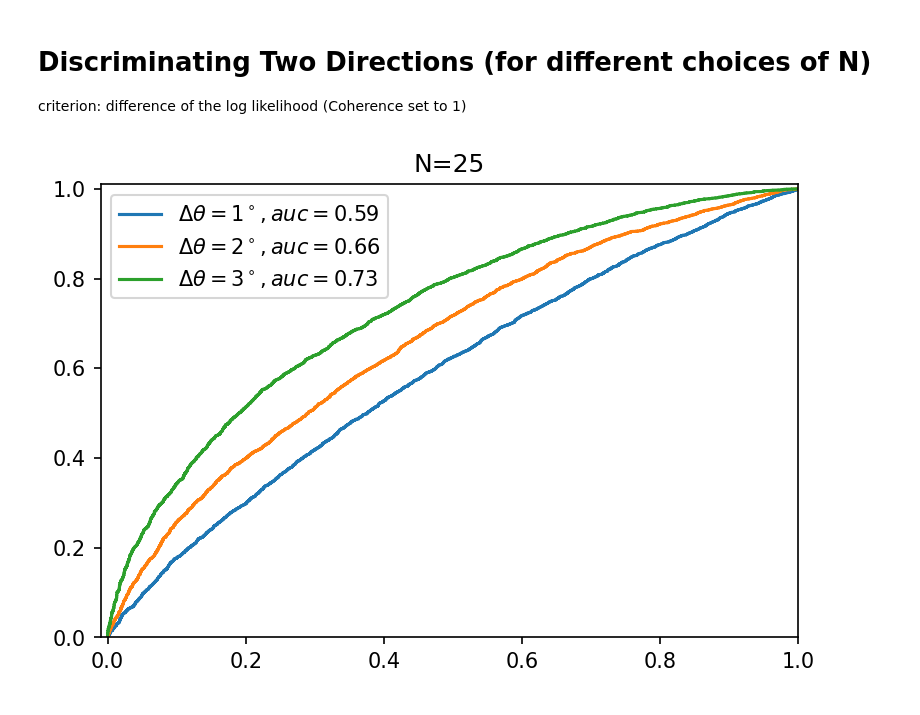
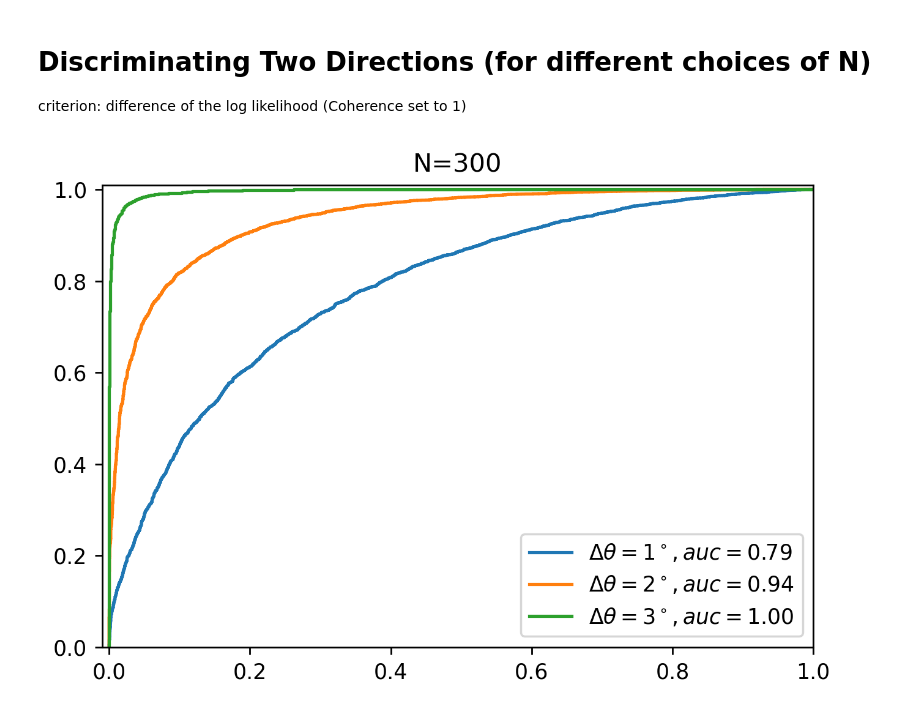
Before and after one commit to aGiorlandino/Theoretical_Neuroscience_ENS, a Jupyter notebook: Likelihood_estimator.ipynb, the cells around one changed output. Saved outputs shown, nothing was run; the diff lists cells and outputs as text; code cells hidden in the pictures.

```diff
--- a/Likelihood_estimator.ipynb
+++ b/Likelihood_estimator.ipynb
@@ -8,10 +8,7 @@ def log_f(theta, theta_tune, kappa=3):
 def simulated_response(log_f, N, Rmin=10, Rmax=60, C=1):
     t=1 #s
     Rmax= 60 #imp/s
-    response = np.random.poisson(lam=np.exp(log_f)*Rmax*t*C, size=N)
-    #simulate the fact that Rmin=10 and Rmax=60
-    response[response<Rmin] = Rmin
-    response[response>Rmax] = Rmax
+    response = np.random.poisson(lam=np.exp(log_f)*Rmax*t*C+Rmin, size=N)
     return response
 
 def log_likelihood(response, theta, theta_tune):
@@ -19,13 +16,13 @@ def log_likelihood(response, theta, theta_tune):
 # %% [markdown]
 # Building the Likelihood
 # %%
-N = 200
+N = 300
 
 theta_range = np.linspace(0, 2*np.pi, 1000)
 theta_tune = np.random.choice(theta_range, size=N)
 
 random_theta = np.random.choice(theta_range)
-response = simulated_response(log_f(random_theta, theta_tune, kappa=1), N)
+response = simulated_response(log_f(random_theta, theta_tune, kappa=3), N)
 
 
 
@@ -35,7 +32,7 @@ for theta in theta_range:
 
 full_log_likelihood=np.array(full_log_likelihood)
 
-plt.figure(dpi=125)
+plt.figure(dpi=250)
 plt.plot(theta_range, full_log_likelihood/N, label="$\log L(\\theta)$", c="navy")
 plt.vlines(x=random_theta, ymin=np.min(full_log_likelihood/N),
                 ymax=np.max(full_log_likelihood/N), color="red",
@@ -52,9 +49,9 @@ plt.grid()
 # %% [markdown]
 # Behavior for different N
 # %%
-N_range=[10, 20, 30, 40, 50, 60, 70, 80, 90, 100, 200, 300, 400, 500, 600, 700, 800, 900, 1000]
-n_trials=100
-theta_range = np.linspace(0, 2*np.pi, 10000)
+N_range=[10, 20, 30, 40, 50, 60, 70, 80, 90, 100, 200, 300, 400, 500]
+n_trials=1000
+theta_range = np.linspace(0, 2*np.pi, 1000)
 
 diff=np.zeros(shape=(n_trials, len(N_range)))
 j=0
@@ -73,13 +70,3 @@ for N in N_range:
     j+=1
 mean_diff = np.mean(diff, axis=0)
 std_diff = np.std(diff, axis=0)
-
-plt.figure(dpi=125)
-plt.errorbar(N_range, mean_diff/2, yerr=std_diff/(2*np.sqrt(n_trials)), color="navy")
-#check y error normaliz factor
-plt.xscale("log")
-plt.yscale("log")
-plt.xlabel("N")
-plt.ylabel("$|\hat{\\theta}-\\theta_{s}|/2$")
-plt.title("MLE error")
-plt.show()
@@ -113,16 +110,16 @@ def roc(N,theta, delta_theta, n_trials, kappa=3, C=1):
     return fpr, tpr, auc_score
 # %%
 delta_angles= [1, 2, 3]
-N= 25
-plt.figure(dpi=150)
+N= 300
+plt.figure(dpi=250)
 for delta in delta_angles:
     fpr, tpr, auc_score = roc(N, theta=0, delta_theta=delta/180*np.pi, n_trials=10000)
     plt.plot(fpr, tpr, label="$\Delta \\theta = " +str(delta)+ "^\circ, auc= %.2f$" %  auc_score)
     plt.xlim(-0.01,1)
     plt.ylim(0,1.01)
 
 plt.title("N="+str(N))
 plt.legend()
 plt.show()
 # %% [output]
-[figure, old version]
+[figure, new version]
```
Also changed, not shown: parts of 7 cells of this notebook.
